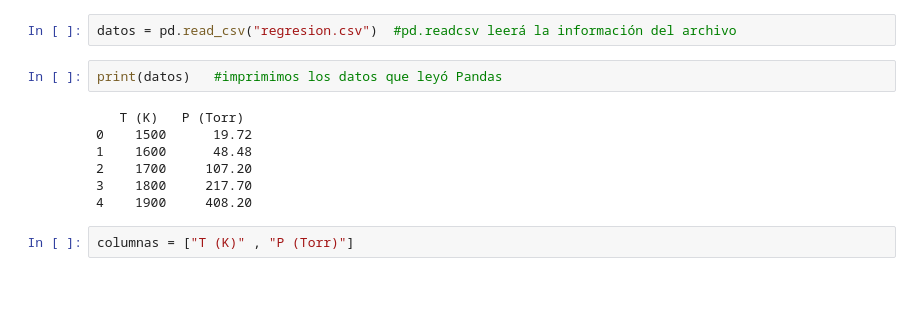
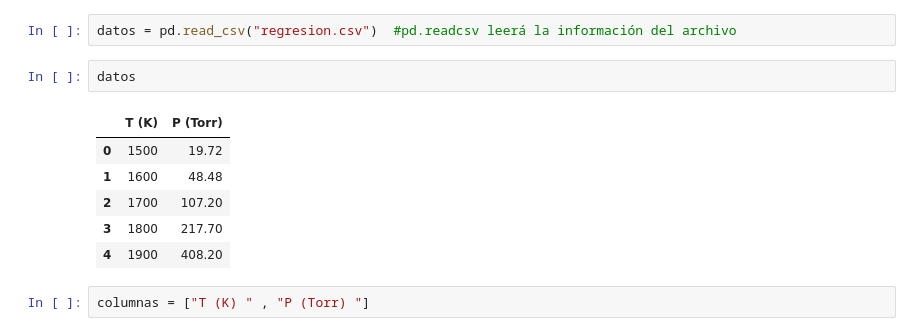
Before and after one commit to ajesusmc97/Python3_intro, a Jupyter notebook: Regresión_lineal_Python3 .ipynb, the cells around one changed output. Saved outputs shown, nothing was run; the diff lists cells and outputs as text; blank space fills up the shorter version.

```diff
--- a/Regresión_lineal_Python3 .ipynb
+++ b/Regresión_lineal_Python3 .ipynb
@@ -109,16 +109,16 @@ Los datos para las presiones de vapor y las temperaturas están disponibles en e
 import pandas as pd #Necesitamos Pandas para importar archivos .csv
 # %%
 datos = pd.read_csv("regresion.csv")  #pd.readcsv leerá la información del archivo
-# %%
-print(datos)   #imprimimos los datos que leyó Pandas
-# %% [output]
-   T (K)   P (Torr)
-0    1500      19.72
-1    1600      48.48
-2    1700     107.20
-3    1800     217.70
-4    1900     408.20
+# %%
+datos
+# %% [output]
+|  | T (K) | P (Torr) |
+| 0 | 1500 | 19.72 |
+| 1 | 1600 | 48.48 |
+| 2 | 1700 | 107.20 |
+| 3 | 1800 | 217.70 |
+| 4 | 1900 | 408.20 |
 # %%
-columnas = ["T (K)" , "P (Torr)"]
+columnas = ["T (K) " , "P (Torr) "]
 # %%
 temp = pd.read_csv("regresion.csv",usecols=columnas)
```
Also changed, not shown: parts of 10 cells of this notebook, 1 other file.
